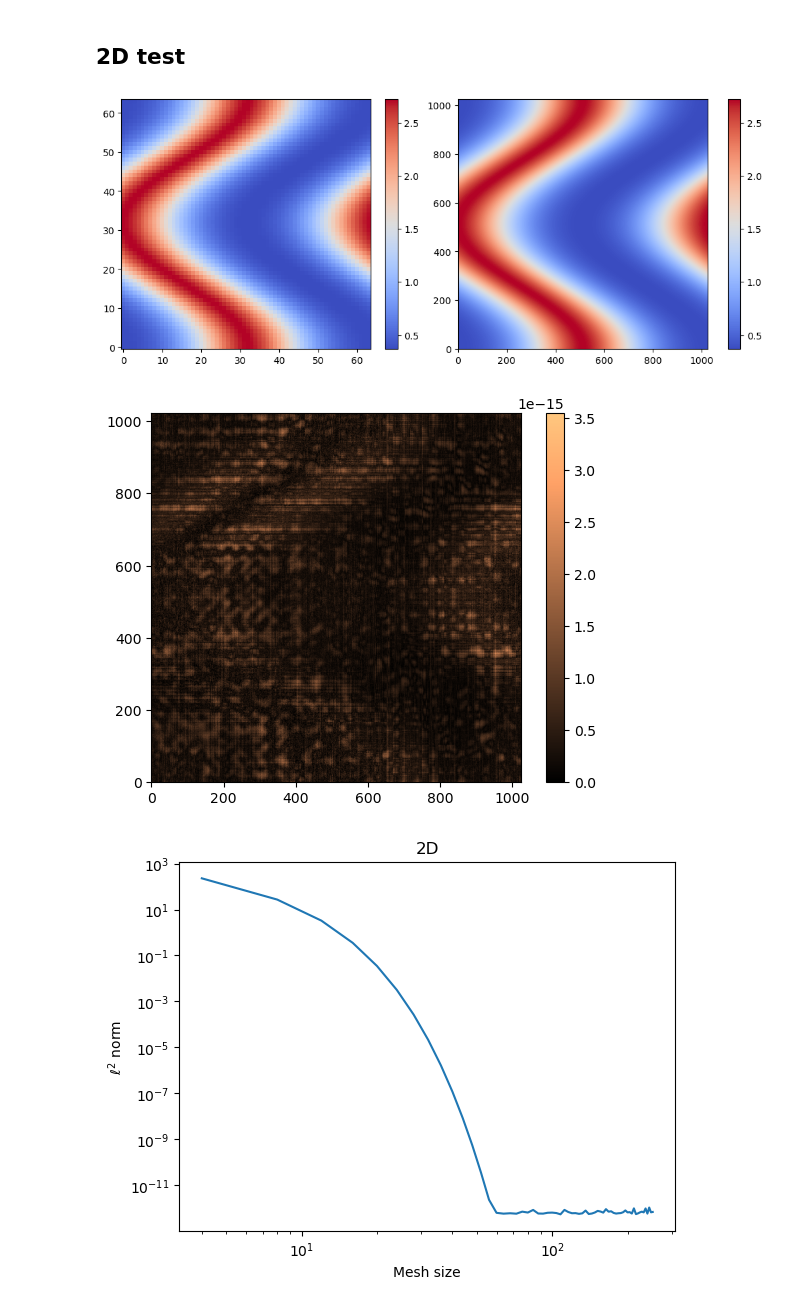
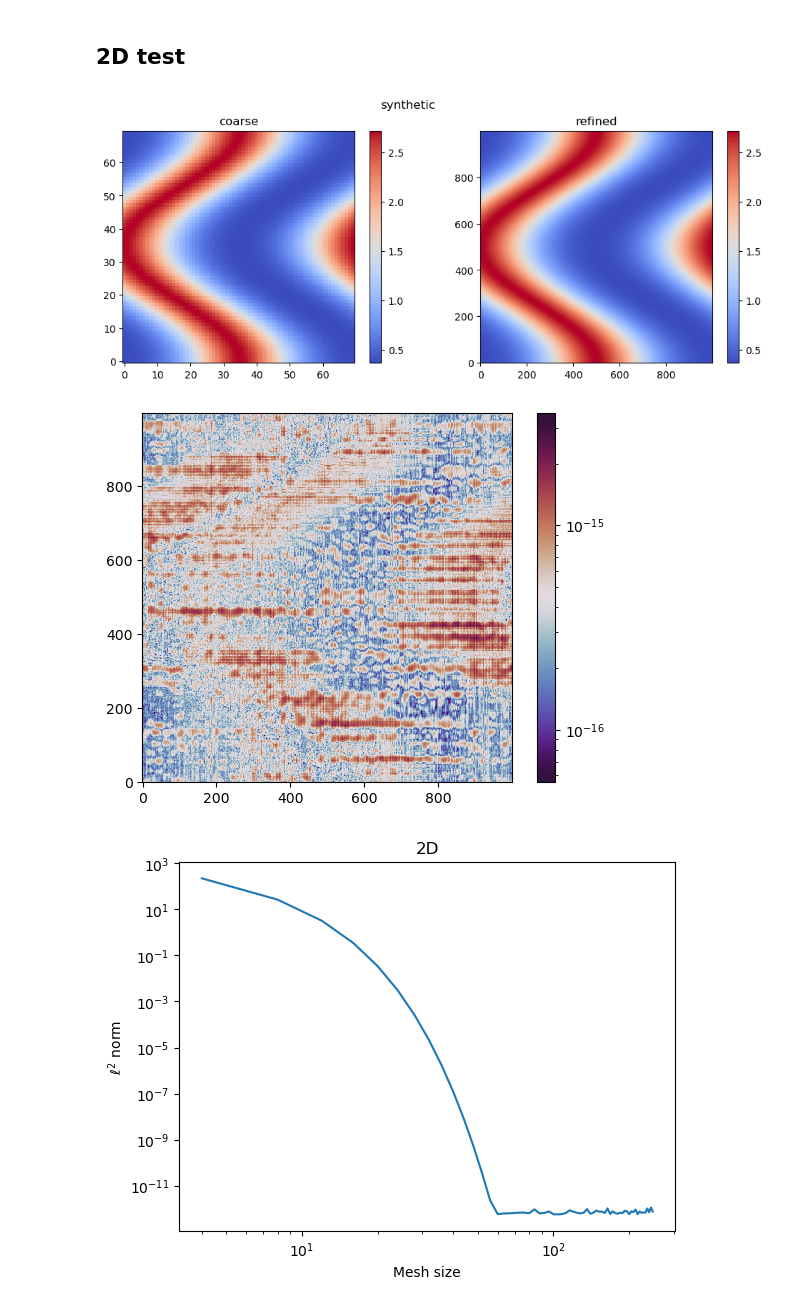
Before and after one commit to tkphd/pfhub-bm1-variations, a Jupyter notebook: fourier-interpolation.ipynb, the cells around one changed output. Cells and saved outputs as stored; diff of their text form; code cells hidden in the pictures.

Commit message:
Better handle on Fourier interpolation and window functions

```diff
--- a/fourier-interpolation.ipynb
+++ b/fourier-interpolation.ipynb
@@ -96,21 +96,30 @@ So, Fourier interpolation of coarse data onto the fine mesh requires
 %matplotlib inline
 import matplotlib.pyplot as plt
 import numpy as np
-import numpy.fft as FFT
 
 L = 2 * np.pi
 
 def pad(y, N, M):
+    """
+    Zero-pad "before and after" coarse data to fit fine mesh size
+    """
     z = (M - N) // 2
-    return np.pad(y, z)
+    return np.pad(y, ((z, z),))
+
+def rpad(y, N, M):
+    """
+    Zero-pad "after" coarse data
+    """
+    z = (M - N) // 2
+    return np.pad(y, ((0, z),))
 # %% [markdown]
 # 1D test
 # %%
 def interp1D(v, M):
     N = v.shape[0]
-    v_hat = FFT.fftshift(FFT.fft(v))
+    v_hat = np.fft.fftshift(np.fft.fft(v))
     u_hat = pad(v_hat, N, M)
-    u = M / N * FFT.ifft(FFT.ifftshift(u_hat)).real
+    u = M / N * np.fft.ifft(np.fft.ifftshift(u_hat)).real
 
     return u
 
@@ -126,7 +135,7 @@ def data1D(N):
 N = 16
 x, v = data1D(N)
 
-M = 1024
+M = 1000
 y = np.linspace(0, L - L / M, M)
 U = fun1D(y)
 
@@ -159,9 +168,10 @@ plt.ylabel("$\ell^2$ norm");
 # %%
 def interp2D(v, M):
     N = v.shape[0]
-    v_hat = FFT.fftshift(FFT.fft2(v))
+    v_hat = np.fft.fftshift(np.fft.fft2(v))
     u_hat = pad(v_hat, N, M)
-    u = (M / N)**2 * FFT.ifft2(FFT.ifftshift(u_hat)).real
+    scale = np.prod(np.array(u_hat.shape)) / np.prod(np.array(v.shape))
+    u = scale * np.fft.ifft2(np.fft.ifftshift(u_hat)).real
 
     return u
 
@@ -174,26 +184,32 @@ def data2D(N):
     v = fun2D(x, y)
 
     return v
+
+def side_by_side(title, coarse, refined):
+    fig, ax = plt.subplots(1, 2, figsize=(10,4), constrained_layout=True)
+    fig.suptitle(title)
+    ax[0].set_title("coarse");
+    fig.colorbar(ax[0].imshow(coarse, cmap="coolwarm", origin="lower", interpolation=None));
+    ax[1].set_title("refined")
+    fig.colorbar(ax[1].imshow(refined, cmap="coolwarm", origin="lower", interpolation=None));
 # %%
-N = 64
+N = 70
 v = data2D(N)
 
-M = 1024
+M = 1000
 u = interp2D(v, M)
 
-fig, ax = plt.subplots(1, 2, figsize=(10,4), constrained_layout=True)
-fig.colorbar(ax[0].imshow(v, cmap="coolwarm", origin="lower", interpolation=None));
-fig.colorbar(ax[1].imshow(u, cmap="coolwarm", origin="lower", interpolation=None));
+side_by_side("synthetic", v, u)
 # %% [output]
-[figure, old version]
+[figure, new version]
 # %%
 Y = np.linspace(0, L - L/M, M)
 x, y = np.meshgrid(Y, Y)
 U = fun2D(x, y)
 
-plt.colorbar(plt.imshow(np.absolute(u - U), cmap="copper", origin="lower", interpolation=None));
+plt.colorbar(plt.imshow(np.absolute(u - U), norm="log", cmap="twilight_shifted", origin="lower", interpolation=None));
 # %% [output]
-[figure, old version]
+[figure, new version]
 # %%
 N2s = np.arange(4, M//4, 4)
 Z2s = []
```
Also changed, not shown: parts of 11 cells of this notebook, 5 other files.
